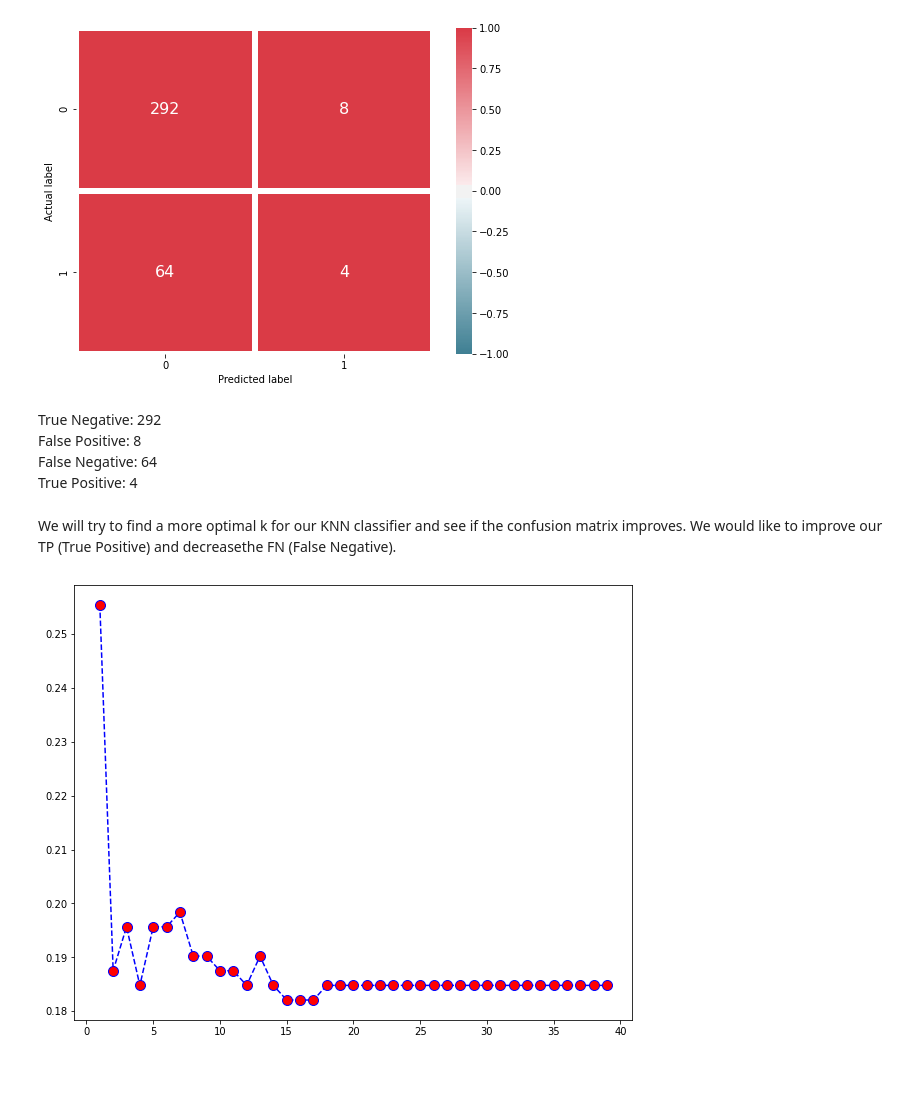
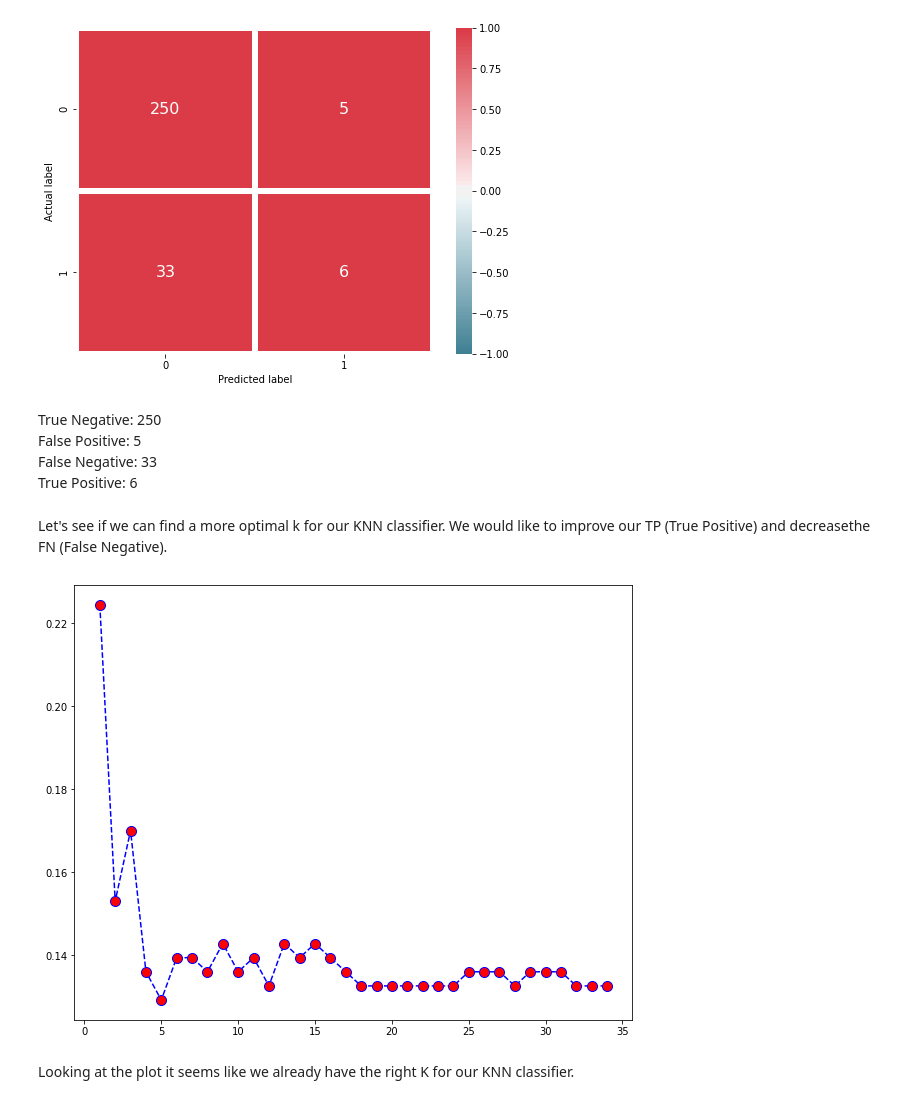
Before and after one commit to helenabarmer/machine_learning_intro, a Jupyter notebook: employee_attrition.ipynb, the cells around one changed output. Drawn from its saved outputs; the diff is of its cells as text; code cells hidden in the pictures; blank space fills up the shorter version.

```diff
--- a/employee_attrition.ipynb
+++ b/employee_attrition.ipynb
@@ -616,7 +616,7 @@ target_knn = df_concat['Attrition']
 features_knn = df_concat.drop('Attrition', axis = 1)
 
 # Create train and test set
-X_train, X_test, y_train, y_test = train_test_split(features_knn, target_knn, test_size=0.25, random_state=10)
+X_train, X_test, y_train, y_test = train_test_split(features_knn, target_knn, test_size=0.20, random_state=42)
 
 #Create KNN Classifier and set number of neigbors
 knn = KNeighborsClassifier(n_neighbors=5)
@@ -659,24 +659,27 @@ ax.set(ylabel='Actual label', xlabel='Predicted label');
 # %% [output]
 [figure]
 # %% [markdown]
-True Negative: 292 <br>
-False Positive: 8 <br>
-False Negative: 64 <br>
-True Positive: 4 <br>
+True Negative: 250 <br>
+False Positive: 5 <br>
+False Negative: 33 <br>
+True Positive: 6 <br>
 # %% [markdown]
-We will try to find a more optimal k for our KNN classifier and see if the confusion matrix improves. We would like to improve our TP (True Positive) and decreasethe FN (False Negative).
+Let's see if we can find a more optimal k for our KNN classifier. We would like to improve our TP (True Positive) and decreasethe FN (False Negative).
 # %%
+# List to append the error
 error_rate = []
 
-for i in range (1, 40):
+# Loop through range 1 to 35
+for i in range (1, 35):
   knn_k_value = KNeighborsClassifier(n_neighbors=i)
   knn_k_value.fit(X_train, y_train)
   predict = knn_k_value.predict(X_test)
   error_rate.append(np.mean(predict != y_test))
 # %%
+# Plot the error rate and K
 plt.figure(figsize=(10, 8))
-plt.plot(range(1, 40), error_rate, color="blue", linestyle="dashed", marker="o", markerfacecolor="red", markersize=10);
-plt.xlabel="K"
-plt.ylabel = "Error rate"
+plt.plot(range(1, 35), error_rate, color="blue", linestyle="dashed", marker="o", markerfacecolor="red", markersize=10);
 # %% [output]
-[figure, old version]
+[figure, new version]
+# %% [markdown]
+Looking at the plot it seems like we already have the right K for our KNN classifier.
```
Also changed, not shown: parts of 2 cells of this notebook.
